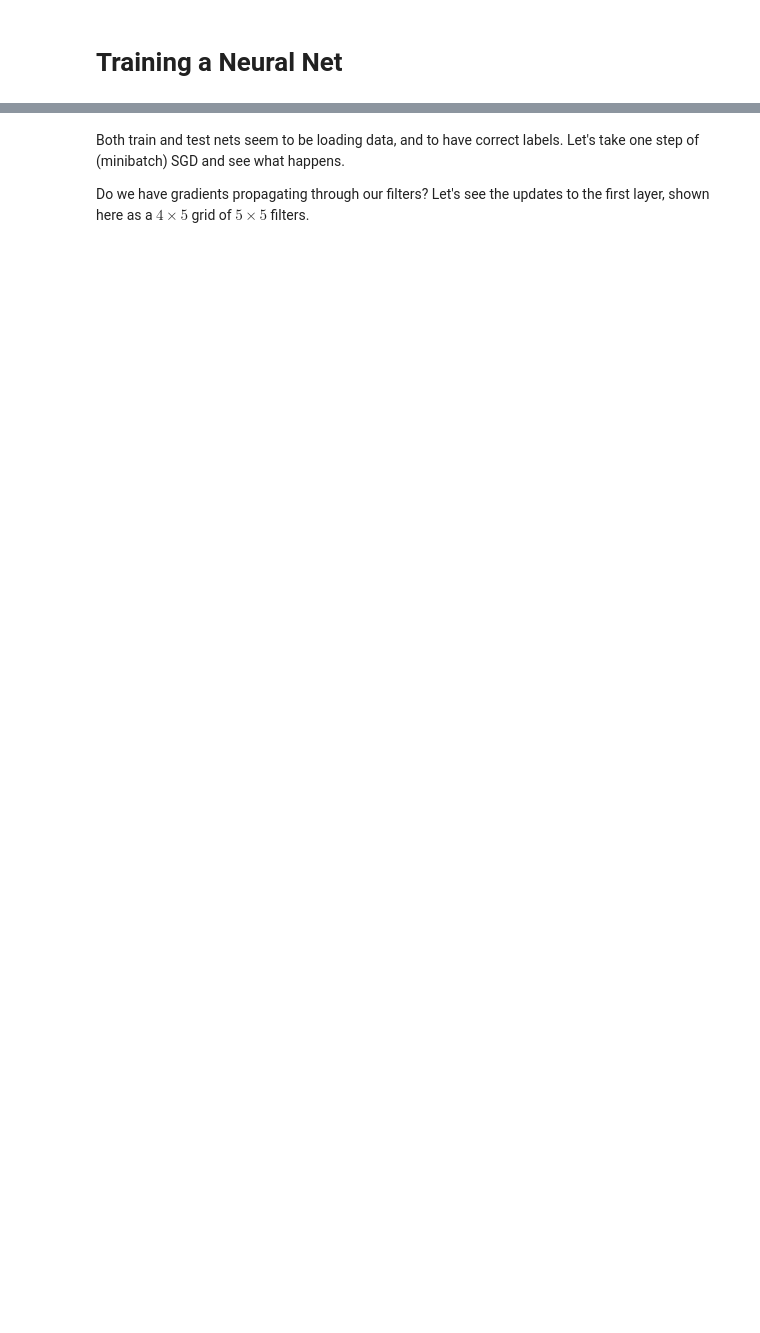
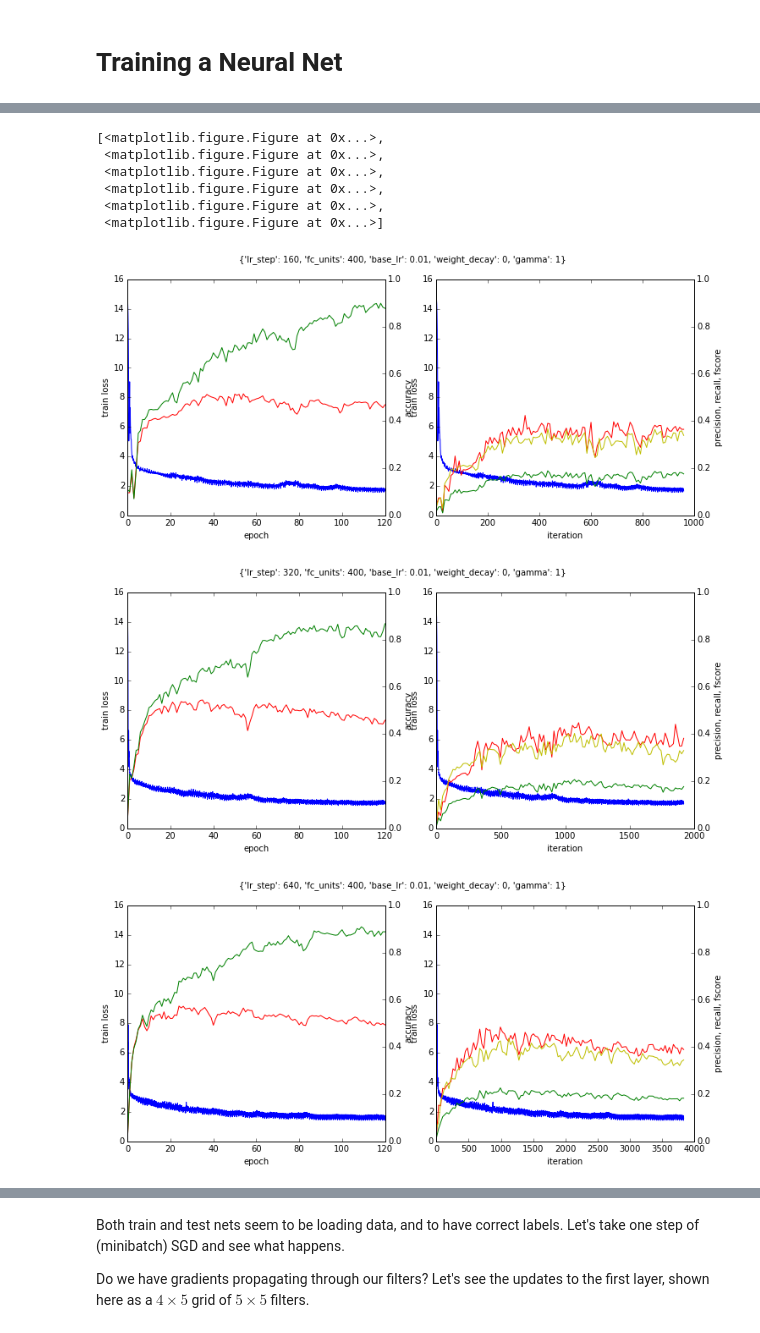
Before and after one commit to anandthakker/learnsat, a Jupyter notebook: multiple-classes.ipynb, the cells around one changed output, grey strips where cells are left out. Drawn from its saved outputs; the diff is of its cells as text; code cells hidden in the pictures; blank space fills up the shorter version.

```diff
--- a/multiple-classes.ipynb
+++ b/multiple-classes.ipynb
@@ -200,0 +285,27 @@ Before taking off, let's check that everything is loaded as we expect. We'll run
+# %%
+params = [
+    dict(
+        base_lr=lr,
+        weight_decay=lamb,
+        gamma=gamma,
+        lr_step=20,
+        train_size=N,
+        fc_units=fc_units
+    )
+    for fc_units in [400]
+    for gamma in [1, 0.5, 0.1]
+    for lamb in [0.005, 0.001, 0.0005, 0.0001, 0]
+    for N in [10240]
+    for lr in [0.01, 0.001]
+]
+
+results = []
+
+print('Running ' + str(len(params)) + ' configurations.')
+for p in params:
+    print(' - Config: ' + str(p))
+    res = run(n_epochs=120, **p)
+    results.append(res)
+    print('   ...finished, ran ' + str(res[1]) + ' iterations')
+
+print('Done with all configurations.')
@@ -200,0 +332,13 @@ Before taking off, let's check that everything is loaded as we expect. We'll run
+# %%
+[plot_result(*result) for result in results]
+#plot_result(results[0][0], 401, *results[0][1:])
+# %% [output]
+[<matplotlib.figure.Figure at 0x...>,
+ <matplotlib.figure.Figure at 0x...>,
+ <matplotlib.figure.Figure at 0x...>,
+ <matplotlib.figure.Figure at 0x...>,
+ <matplotlib.figure.Figure at 0x...>,
+ <matplotlib.figure.Figure at 0x...>]
+[figure, added]
+[figure, added]
+[figure, added]
```
Also changed, not shown: parts of 28 cells of this notebook.
